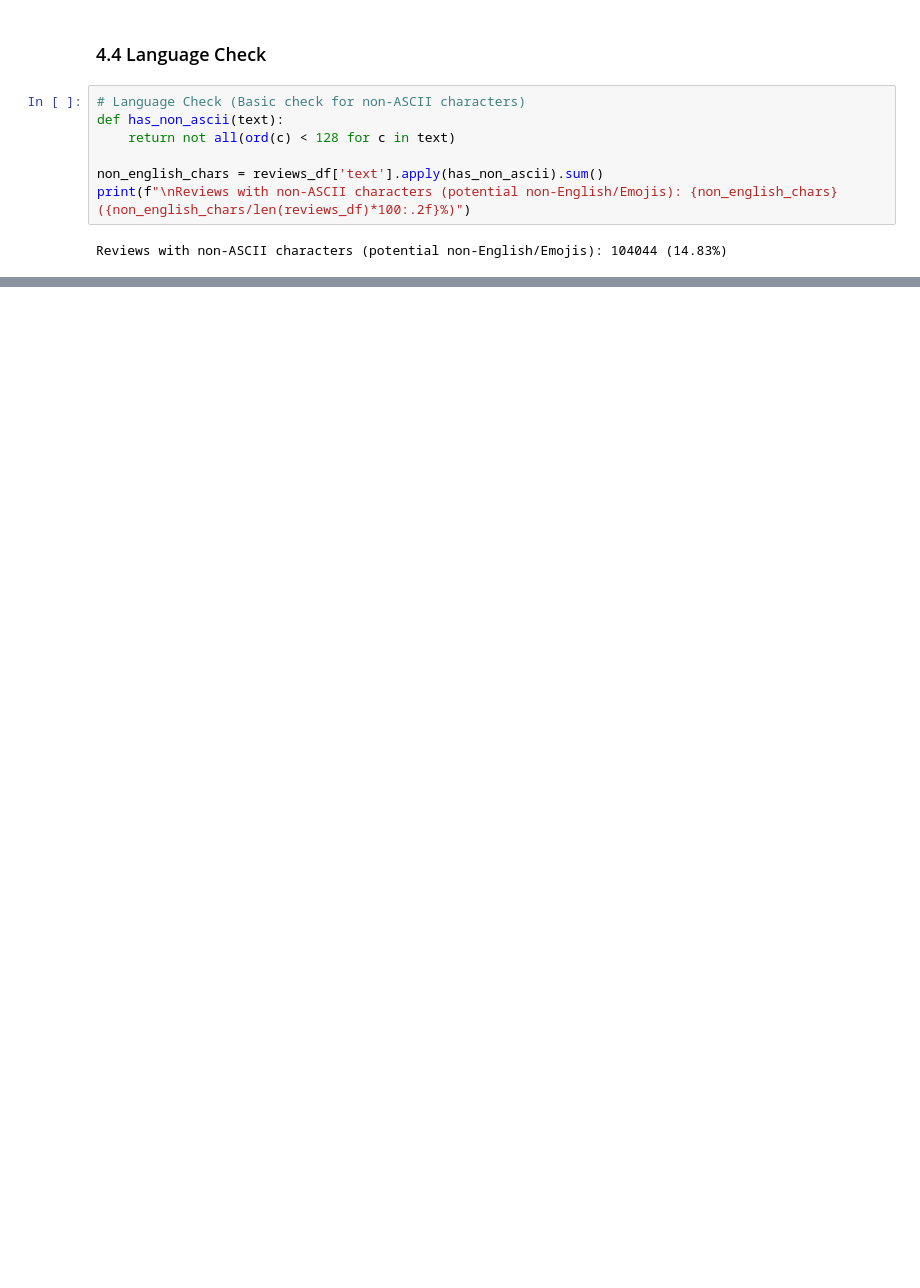
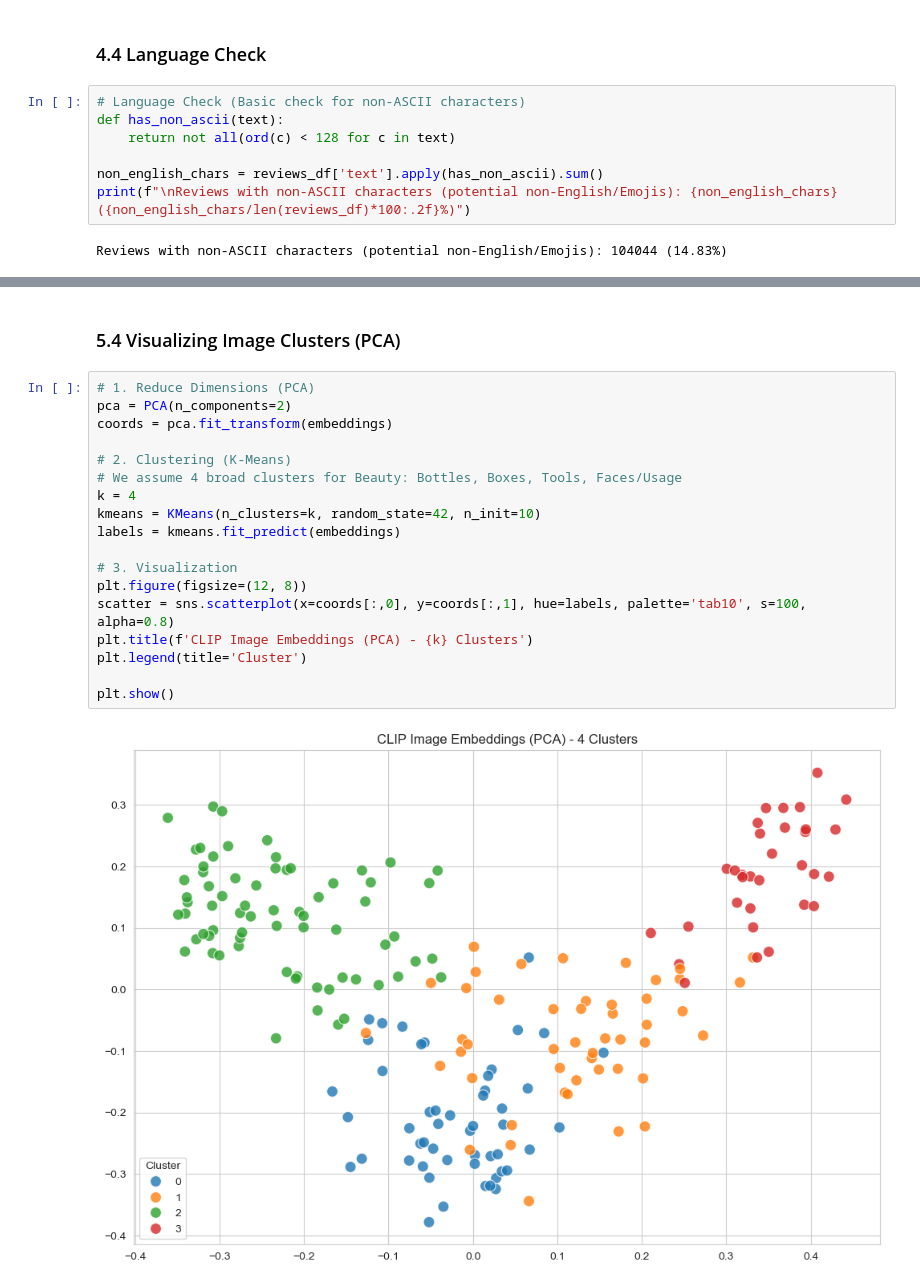
Before and after one commit to chienlax/final_cv, a Jupyter notebook: notebook/EDA.ipynb, the cells around one changed output, grey strips where cells are left out. Drawn from its saved outputs; the diff is of its cells as text; blank space fills up the shorter version.

```diff
--- a/notebook/EDA.ipynb
+++ b/notebook/EDA.ipynb
@@ -407,0 +613,22 @@ Reviews with non-ASCII characters (potential non-English/Emojis): 104044 (14.83%
+# %% [markdown]
+### 5.4 Visualizing Image Clusters (PCA)
+# %%
+# 1. Reduce Dimensions (PCA)
+pca = PCA(n_components=2)
+coords = pca.fit_transform(embeddings)
+
+# 2. Clustering (K-Means)
+# We assume 4 broad clusters for Beauty: Bottles, Boxes, Tools, Faces/Usage
+k = 4
+kmeans = KMeans(n_clusters=k, random_state=42, n_init=10)
+labels = kmeans.fit_predict(embeddings)
+
+# 3. Visualization
+plt.figure(figsize=(12, 8))
+scatter = sns.scatterplot(x=coords[:,0], y=coords[:,1], hue=labels, palette='tab10', s=100, alpha=0.8)
+plt.title(f'CLIP Image Embeddings (PCA) - {k} Clusters')
+plt.legend(title='Cluster')
+
+plt.show()
+# %% [output]
+[figure, added]
```
Also changed, not shown: parts of 22 cells of this notebook.
